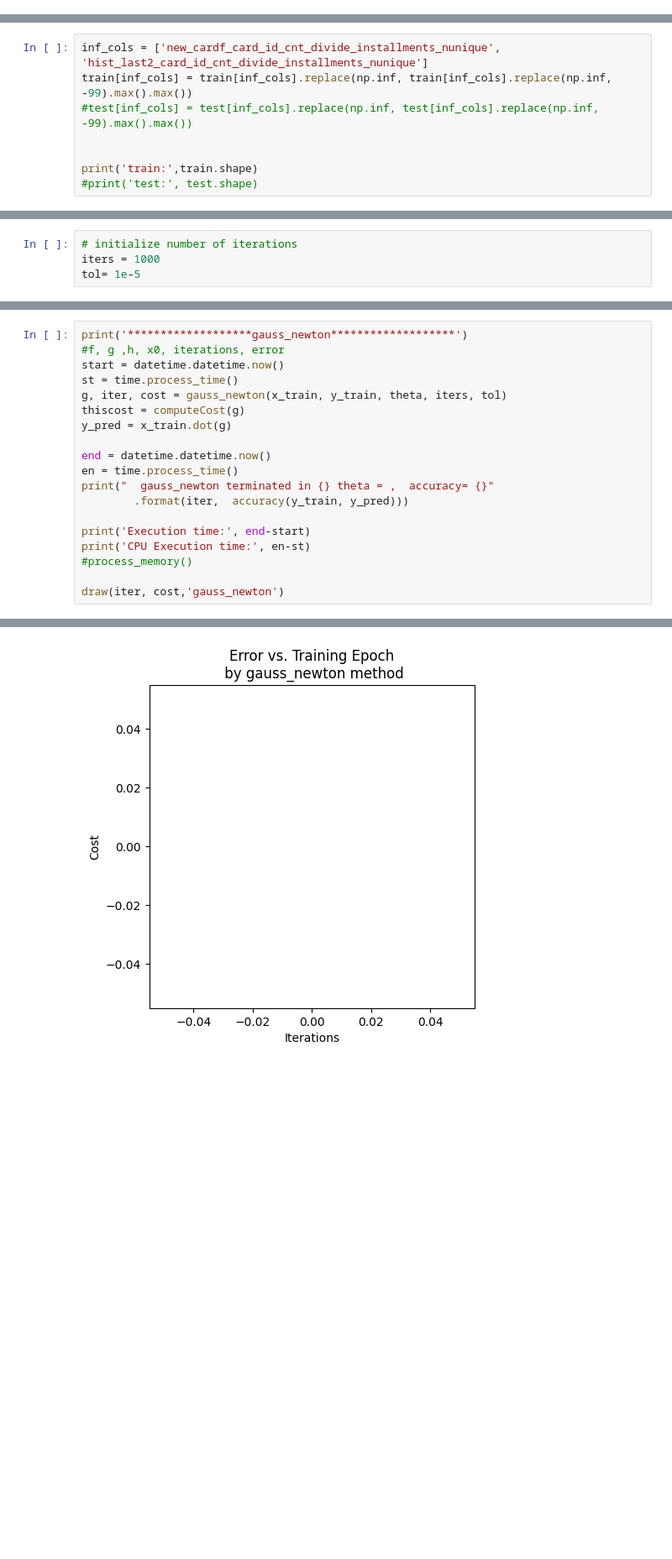
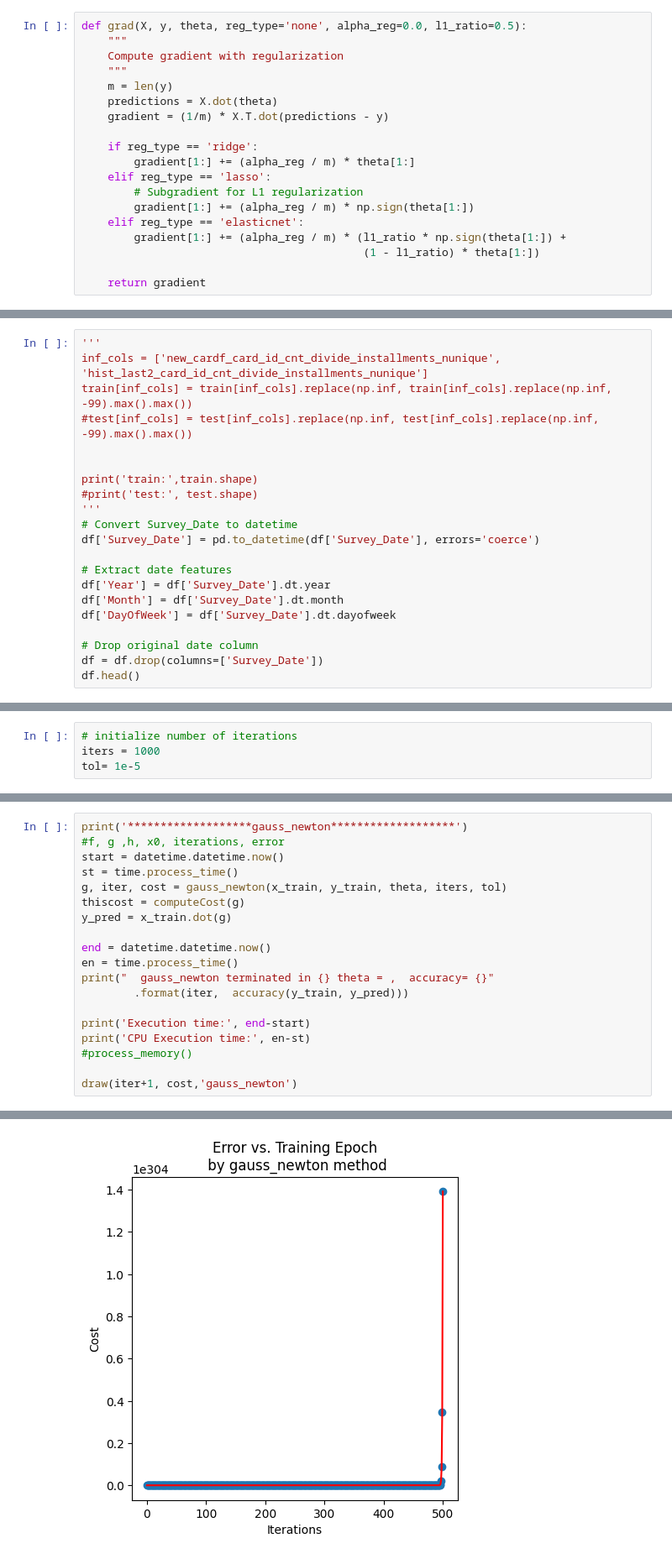
Before and after one commit to esraa9895/thesis-code, a Jupyter notebook: regression_BFGS.ipynb, the cells around one changed output, grey strips where cells are left out. Shown at 84% size. Cells and saved outputs as stored; diff of their text form; blank space fills up the shorter version.

```diff
--- a/regression_BFGS.ipynb
+++ b/regression_BFGS.ipynb
@@ -65,6 +91,25 @@ def grad(theta):
         term = np.dot(error.T, x_train[:, i])
         g.append(term/len(x_train))
     return g
+# %%
+def grad(X, y, theta, reg_type='none', alpha_reg=0.0, l1_ratio=0.5):
+    """
+    Compute gradient with regularization
+    """
+    m = len(y)
+    predictions = X.dot(theta)
+    gradient = (1/m) * X.T.dot(predictions - y)
+
+    if reg_type == 'ridge':
+        gradient[1:] += (alpha_reg / m) * theta[1:]
+    elif reg_type == 'lasso':
+        # Subgradient for L1 regularization
+        gradient[1:] += (alpha_reg / m) * np.sign(theta[1:])
+    elif reg_type == 'elasticnet':
+        gradient[1:] += (alpha_reg / m) * (l1_ratio * np.sign(theta[1:]) +
+                                           (1 - l1_ratio) * theta[1:])
+
+    return gradient
 # %% [markdown]
 Residuals for multi-dimensional Rosenbrock function
 def rosenbrock_residuals(x):
@@ -856,6 +1034,7 @@ df.describe()
 | 75% | 41.000000 | 7.000000 | 4.000000 | 46.000000 | 98.000000 | ... |
 | max | 65.000000 | 32.000000 | 5.000000 | 65.000000 | 98.000000 | ... |
 # %%
+'''
 inf_cols = ['new_cardf_card_id_cnt_divide_installments_nunique', 'hist_last2_card_id_cnt_divide_installments_nunique']
 train[inf_cols] = train[inf_cols].replace(np.inf, train[inf_cols].replace(np.inf, -99).max().max())
 #test[inf_cols] = test[inf_cols].replace(np.inf, test[inf_cols].replace(np.inf, -99).max().max())
@@ -863,3 +1042,15 @@ train[inf_cols] = train[inf_cols].replace(np.inf, train[inf_cols].replace(np.inf
 
 print('train:',train.shape)
 #print('test:', test.shape)
+'''
+# Convert Survey_Date to datetime
+df['Survey_Date'] = pd.to_datetime(df['Survey_Date'], errors='coerce')
+
+# Extract date features
+df['Year'] = df['Survey_Date'].dt.year
+df['Month'] = df['Survey_Date'].dt.month
+df['DayOfWeek'] = df['Survey_Date'].dt.dayofweek
+
+# Drop original date column
+df = df.drop(columns=['Survey_Date'])
+df.head()
@@ -1304,6 +1471,6 @@ print('Execution time:', end-start)
 print('CPU Execution time:', en-st)
 #process_memory()
 
-draw(iter, cost,'gauss_newton')
+draw(iter+1, cost,'gauss_newton')
 # %% [output]
 *******************gauss_newton*******************
@@ -1314,4 +1480,4 @@ CPU Execution time: 0.014788906000006818
-[figure, old version]
+[figure, new version]
 # %%
 print('--------Trainig gauss_newton Model---------------')
 print("the r2 score is", accuracy(y_train, y_pred))
```
Also changed, not shown: parts of 54 cells of this notebook.
